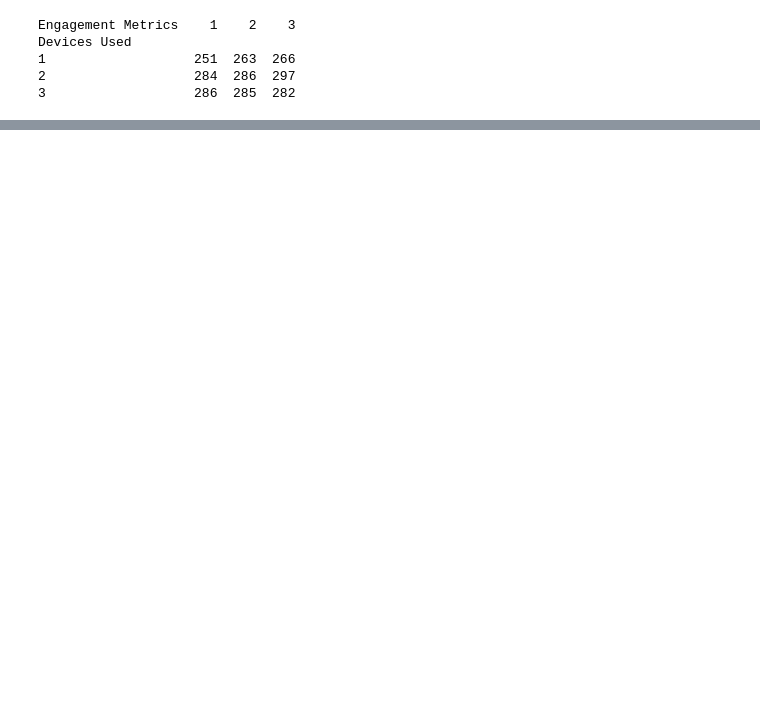
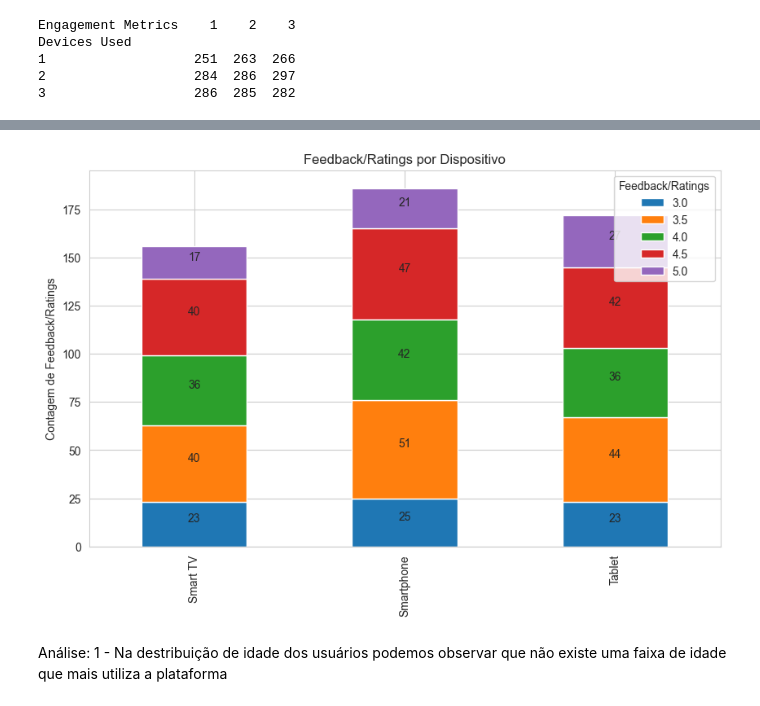
Before and after one commit to RafaelEliaas/PrimeVideoAnalysis, a Jupyter notebook: PrimeVideoAnalysis.ipynb, the cells around one changed output, grey strips where cells are left out. Drawn from its saved outputs; the diff is of its cells as text; code cells hidden in the pictures; blank space fills up the shorter version.

```diff
--- a/PrimeVideoAnalysis.ipynb
+++ b/PrimeVideoAnalysis.ipynb
@@ -287,0 +309,29 @@ Devices Used
+# %%
+df['Devices Used'] = df['Devices Used'].replace({1:'Smart TV', 2:'Smartphone', 3:'Tablet'})
+df['Devices Used'] = df['Devices Used'].astype(str)
+# %%
+
+dispositivo_feedback = df.groupby('Devices Used')['Feedback/Ratings'].value_counts().unstack(fill_value=0)
+
+feedback_especifico = [3.0, 3.5, 4.0, 4.5, 5.0]
+dispositivo_feedback_filtrado = dispositivo_feedback[feedback_especifico]
+
+ax = dispositivo_feedback_filtrado.plot(kind='bar', stacked=True, figsize=(10, 6))
+plt.title('Feedback/Ratings por Dispositivo')
+plt.xlabel('')
+plt.ylabel('Contagem de Feedback/Ratings')
+plt.legend(title='Feedback/Ratings')
+
+for p in ax.patches:
+    width = p.get_width()
+    height = p.get_height()
+    x, y = p.get_xy()
+    ax.annotate(int(height), (x + width / 2, y + height / 2), ha='center', va='center', xytext=(0, 5),
+                textcoords='offset points')
+
+plt.show()
+# %% [output]
+[figure, added]
+# %% [markdown]
+Análise:
+1 - Na destribuição de idade dos usuários podemos observar que não existe uma faixa de idade que mais utiliza a plataforma
```
Also changed, not shown: parts of 13 cells of this notebook.
